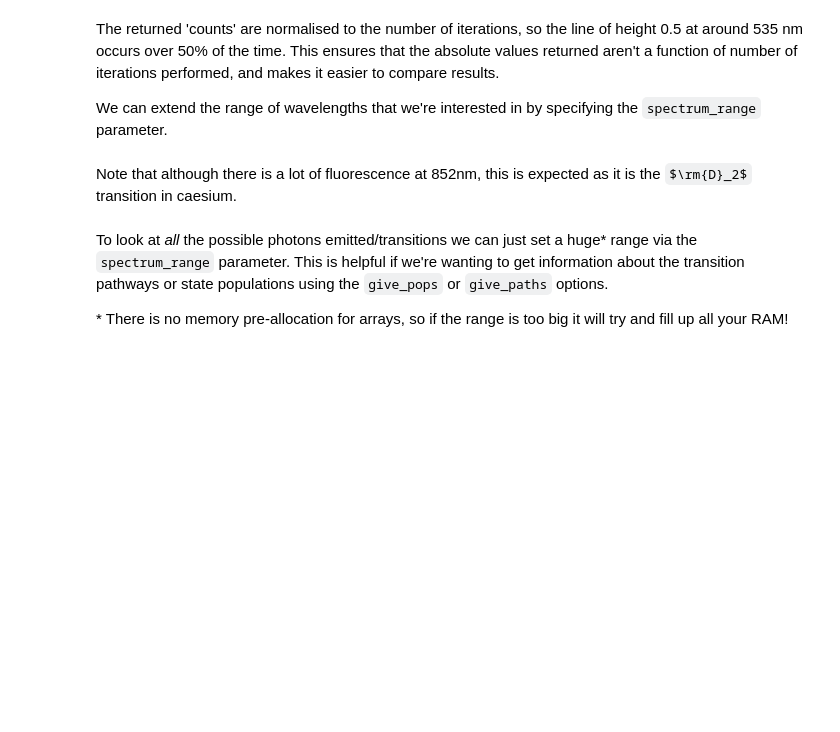
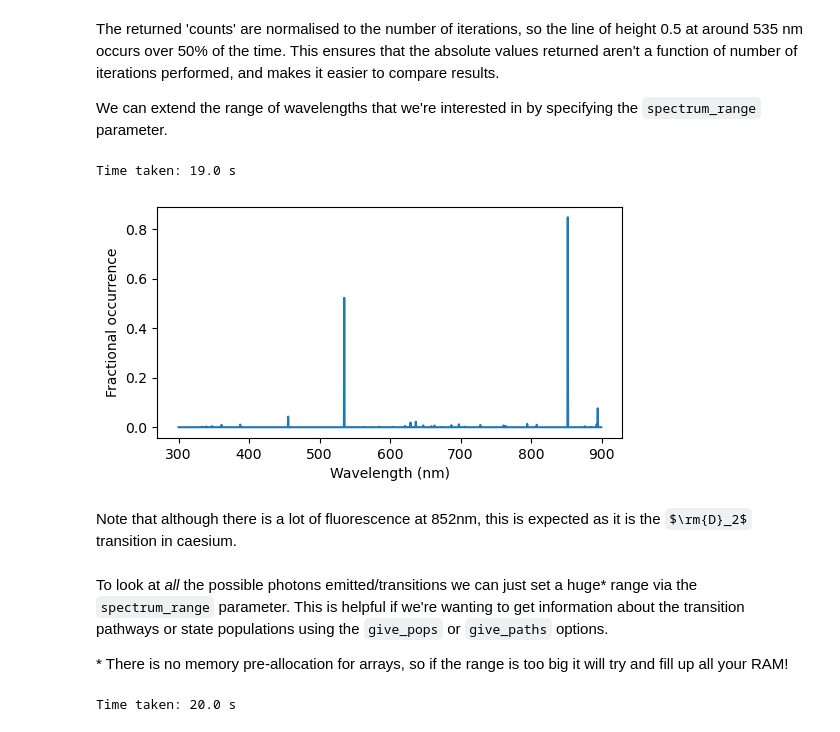
Before and after one commit to LucyDownes/Fluorescence_Sim, a Jupyter notebook: Rydberg Fluorescence Simulation.ipynb, the cells around one changed output. Cells and saved outputs as stored; diff of their text form; code cells hidden in the pictures; some formulas as TeX source; blank space fills up the shorter version.

```diff
--- a/Rydberg Fluorescence Simulation.ipynb
+++ b/Rydberg Fluorescence Simulation.ipynb
@@ -113,17 +117,20 @@ The returned 'counts' are normalised to the number of iterations, so the line of
 We can extend the range of wavelengths that we're interested in by specifying the `spectrum_range` parameter.
 # %%
 start_time = time.time()
-wvls, counts = spec.calculate_spectrum((13,2,5/2), spectrum_range = (300,900))
+wvls, counts = spec.calculate_spectrum((13,2,5/2), spectrum_range = (300,900), nmax = 100)
 end_time = time.time()
 print('Time taken: {:.1f} s'.format(end_time - start_time))
 
 pyplot.figure(figsize = (6,3))
 pyplot.plot(wvls, counts)
 pyplot.xlabel('Wavelength (nm)')
 pyplot.ylabel('Fractional occurrence')
 pyplot.show()
+# %% [output]
+Time taken: 19.0 s
+[figure, added]
-# %% [markdown]
-Note that although there is a lot of fluorescence at 852nm, this is expected as it is the $\rm{D}_2$ transition in caesium.
+# %% [markdown]
+Note that although there is a lot of fluorescence at 852nm, this is expected as it is the $\rm{D}_2$ transition in caesium.
 # %% [markdown]
 To look at *all* the possible photons emitted/transitions we can just set a huge* range via the `spectrum_range` parameter. This is helpful if we're wanting to get information about the transition pathways or state populations using the `give_pops` or `give_paths` options.
 
@@ -131,9 +138,11 @@ To look at *all* the possible photons emitted/transitions we can just set a huge
 # %%
 start_time = time.time()
 wvls, counts, all_states, states_count, all_trans, trans_count = spec.calculate_spectrum(
-    (13,2,5/2), spectrum_range = (100, 1e8), give_pops = True, give_paths = True)
+    (13,2,5/2), nmax = 100, spectrum_range = (100, 1e7), give_pops = True, give_paths = True)
 end_time = time.time()
 print('Time taken: {:.1f} s'.format(end_time - start_time))
+# %% [output]
+Time taken: 20.0 s
 # %%
 pyplot.figure(figsize = (6,3))
 pyplot.plot(wvls*1e-9, counts)
```
Also changed, not shown: parts of 19 cells of this notebook.
